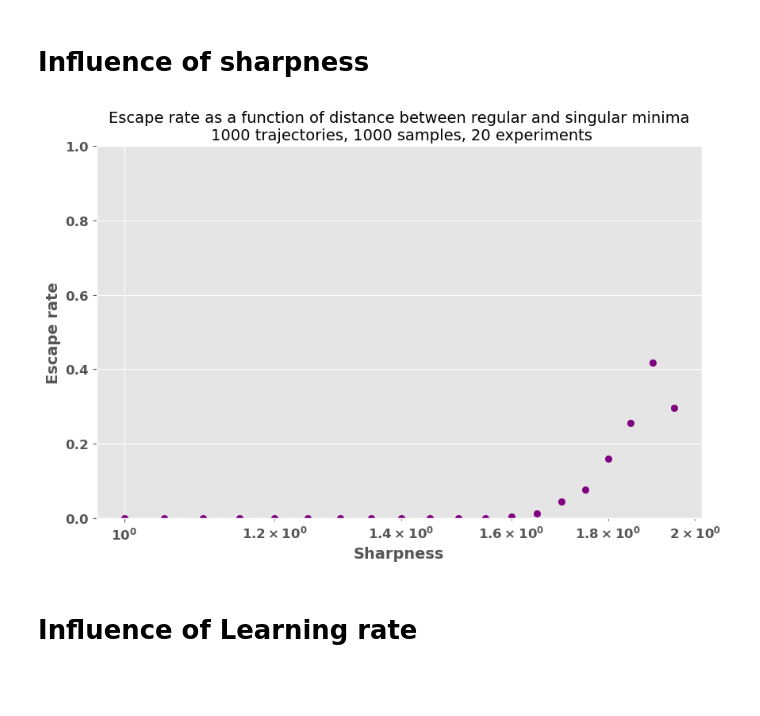
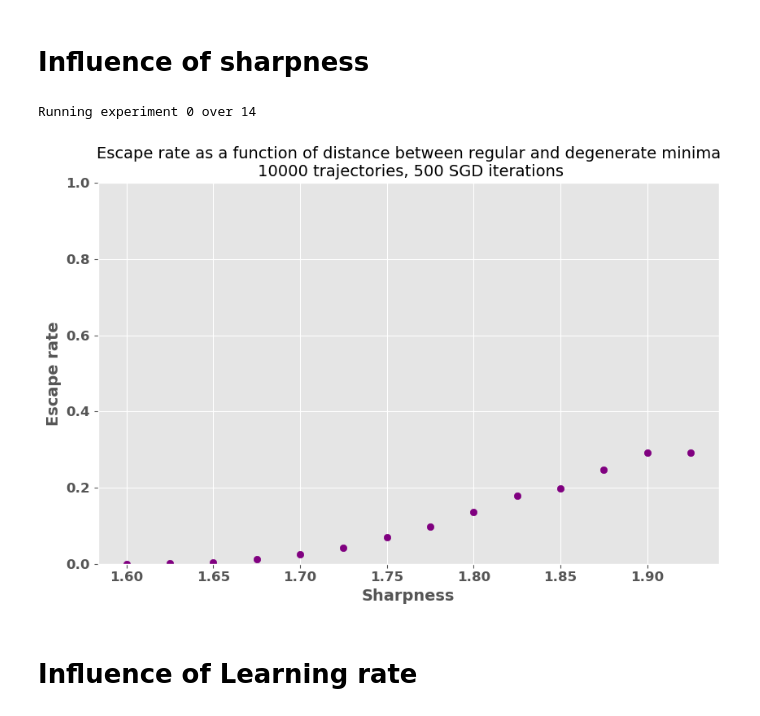
Before and after one commit to gcorlouer/SLTforSGD, a Jupyter notebook: notebooks/hypermateters1d.ipynb, the cells around one changed output. Saved outputs shown, nothing was run; the diff lists cells and outputs as text; code cells hidden in the pictures; blank space fills up the shorter version.

```diff
--- a/notebooks/hypermateters1d.ipynb
+++ b/notebooks/hypermateters1d.ipynb
@@ -49,44 +49,47 @@ plt.rcParams.update(params)
 # Influence of sharpness
 # %%
 # Initialise
-nSGD = 10**3
-nsamples = 10**3
+nSGD = 10**4
+nsamples = 5*10**2
 shuffle = True
-batch_size= 20
+batch_size= 10
+w0 = 1.8
 seed_init = 1
 seed_data = 1
-wmax = 4
+wmax = 2*w0
 frac_max = 10**-3
 model = PolyModel(w0=w0, seed=seed_init, wmax=wmax, wmin=-wmax)
 sgd_runner = SGDPolyRunner(nSGD=nSGD, nsamples=nsamples, seed=seed_data, shuffle=shuffle,
                            batch_size=batch_size, auto=True)
 # Run parameter sweep
-w0_range = np.arange(1, 2, 0.05)
+w0_range = np.arange(1.6, 1.95, 0.025)
 batch_range = [25]
 lr_range = [0.01]
 df = sgd_runner.parameter_sweep(w0_range, batch_range, lr_range,
                         model, frac_max=frac_max)
+# %% [output]
+Running experiment 0 over 14
 # %%
 %matplotlib inline
 from scipy.interpolate import griddata
 import matplotlib
 cleaned_df = df.copy().dropna()
 x = cleaned_df['w0']
 y = cleaned_df['escape_rate']
 nexp = len(cleaned_df)
 # Create the scatter plot
 plt.scatter(x, y, c="purple")
 # Adding a colorbar to show the values of escape_rate
 # Adding labels and title
 plt.xlabel('Sharpness')
 plt.ylabel('Escape rate')
 plt.yscale('linear')
-plt.xscale('log')
-plt.title(f'Escape rate as a function of distance between regular and singular minima\n {nSGD} trajectories, {nsamples} samples, {nexp} experiments')
+plt.xscale('linear')
+plt.title(f'Escape rate as a function of distance between regular and degenerate minima\n {nSGD} trajectories, {nsamples/batch_size} SGD iterations')
 plt.ylim(0, 1)
 plt.show()
 # %% [output]
-[figure, old version]
+[figure, new version]
 # %% [markdown]
 # Influence of Learning rate
 # %%
```
Also changed, not shown: parts of 4 cells of this notebook.
